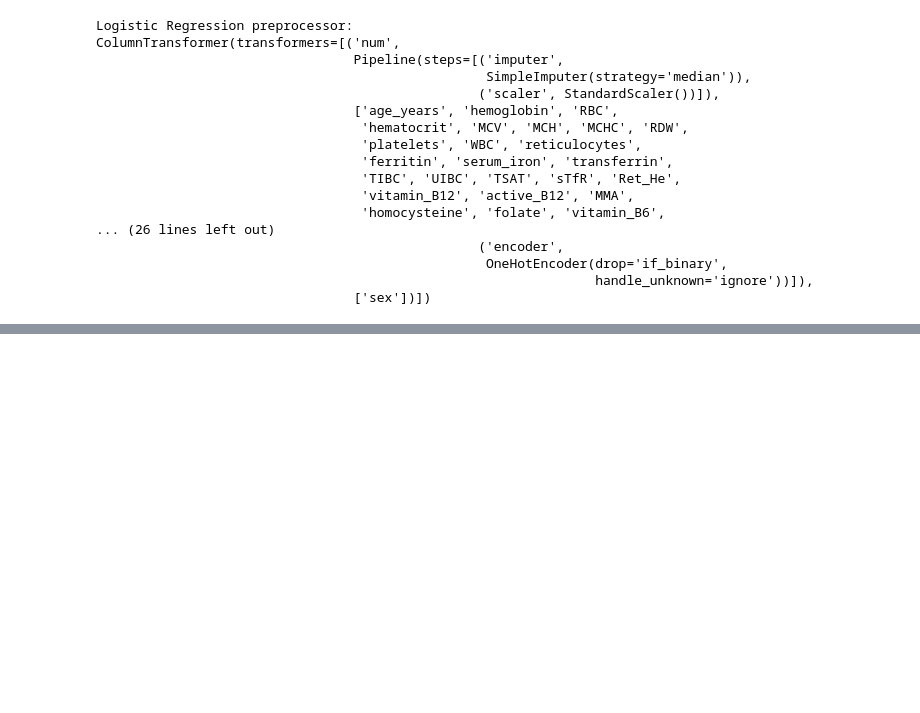
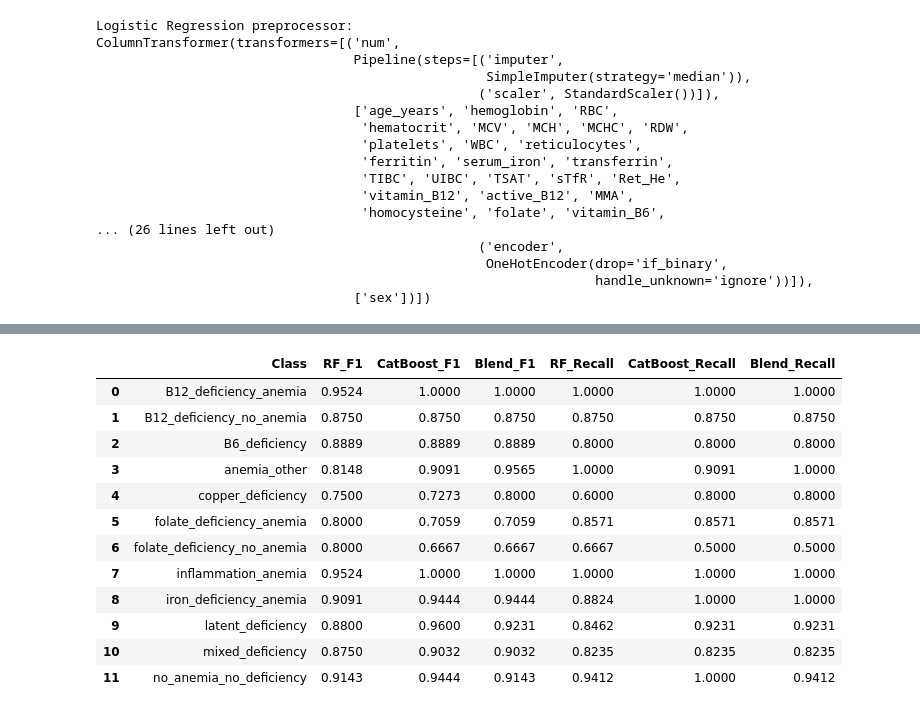
Before and after one commit to MaKudinets/Meditron_2026_Case_3, a Jupyter notebook: notebooks/preprocessing_with_explanations.ipynb, the cells around one changed output, grey strips where cells are left out. Cells and saved outputs as stored; diff of their text form; code cells hidden in the pictures; blank space fills up the shorter version.

```diff
--- a/notebooks/preprocessing_with_explanations.ipynb
+++ b/notebooks/preprocessing_with_explanations.ipynb
@@ -1119,0 +2229,4 @@ ColumnTransformer(transformers=[('num',
+# %%
+y_valid_pred_tuned_cb = tuned_catboost.predict(
+    X_valid_cb
+).ravel()
@@ -1119,0 +2558,13 @@ ColumnTransformer(transformers=[('num',
+# %%
+best_rf_weight = 0.3
+best_cb_weight = 0.7
+
+best_blend_proba = (
+    best_rf_weight * rf_valid_proba
+    +
+    best_cb_weight * cb_valid_proba
+)
+
+best_blend_pred = rf_classes[
+    np.argmax(best_blend_proba, axis=1)
+]
@@ -1119,0 +2605,63 @@ ColumnTransformer(transformers=[('num',
+# %%
+blend_report = pd.DataFrame(
+    classification_report(
+        y_valid,
+        best_blend_pred,
+        output_dict=True,
+        zero_division=0
+    )
+).T
+
+class_names = sorted(y_valid.unique())
+
+blend_class_comparison = pd.DataFrame({
+    "Class": class_names,
+
+    "RF_F1": [
+        rf_report.loc[c, "f1-score"]
+        for c in class_names
+    ],
+
+    "CatBoost_F1": [
+        tuned_cb_report.loc[c, "f1-score"]
+        for c in class_names
+    ],
+
+    "Blend_F1": [
+        blend_report.loc[c, "f1-score"]
+        for c in class_names
+    ],
+
+    "RF_Recall": [
+        rf_report.loc[c, "recall"]
+        for c in class_names
+    ],
+
+    "CatBoost_Recall": [
+        tuned_cb_report.loc[c, "recall"]
+        for c in class_names
+    ],
+
+    "Blend_Recall": [
+        blend_report.loc[c, "recall"]
+        for c in class_names
+    ],
+})
+
+display(
+    blend_class_comparison.round(4)
+)
+# %% [output]
+|  | Class | RF_F1 | CatBoost_F1 | Blend_F1 | RF_Recall | CatBoost_Recall | Blend_Recall |
+| 0 | B12_deficiency_anemia | 0.9524 | 1.0000 | 1.0000 | 1.0000 | 1.0000 | 1.0000 |
+| 1 | B12_deficiency_no_anemia | 0.8750 | 0.8750 | 0.8750 | 0.8750 | 0.8750 | 0.8750 |
+| 2 | B6_deficiency | 0.8889 | 0.8889 | 0.8889 | 0.8000 | 0.8000 | 0.8000 |
+| 3 | anemia_other | 0.8148 | 0.9091 | 0.9565 | 1.0000 | 0.9091 | 1.0000 |
+| 4 | copper_deficiency | 0.7500 | 0.7273 | 0.8000 | 0.6000 | 0.8000 | 0.8000 |
+| 5 | folate_deficiency_anemia | 0.8000 | 0.7059 | 0.7059 | 0.8571 | 0.8571 | 0.8571 |
+| 6 | folate_deficiency_no_anemia | 0.8000 | 0.6667 | 0.6667 | 0.6667 | 0.5000 | 0.5000 |
+| 7 | inflammation_anemia | 0.9524 | 1.0000 | 1.0000 | 1.0000 | 1.0000 | 1.0000 |
+| 8 | iron_deficiency_anemia | 0.9091 | 0.9444 | 0.9444 | 0.8824 | 1.0000 | 1.0000 |
+| 9 | latent_deficiency | 0.8800 | 0.9600 | 0.9231 | 0.8462 | 0.9231 | 0.9231 |
+| 10 | mixed_deficiency | 0.8750 | 0.9032 | 0.9032 | 0.8235 | 0.8235 | 0.8235 |
+| 11 | no_anemia_no_deficiency | 0.9143 | 0.9444 | 0.9143 | 0.9412 | 1.0000 | 0.9412 |
```
Also changed, not shown: parts of 112 cells of this notebook, 19 other files.
